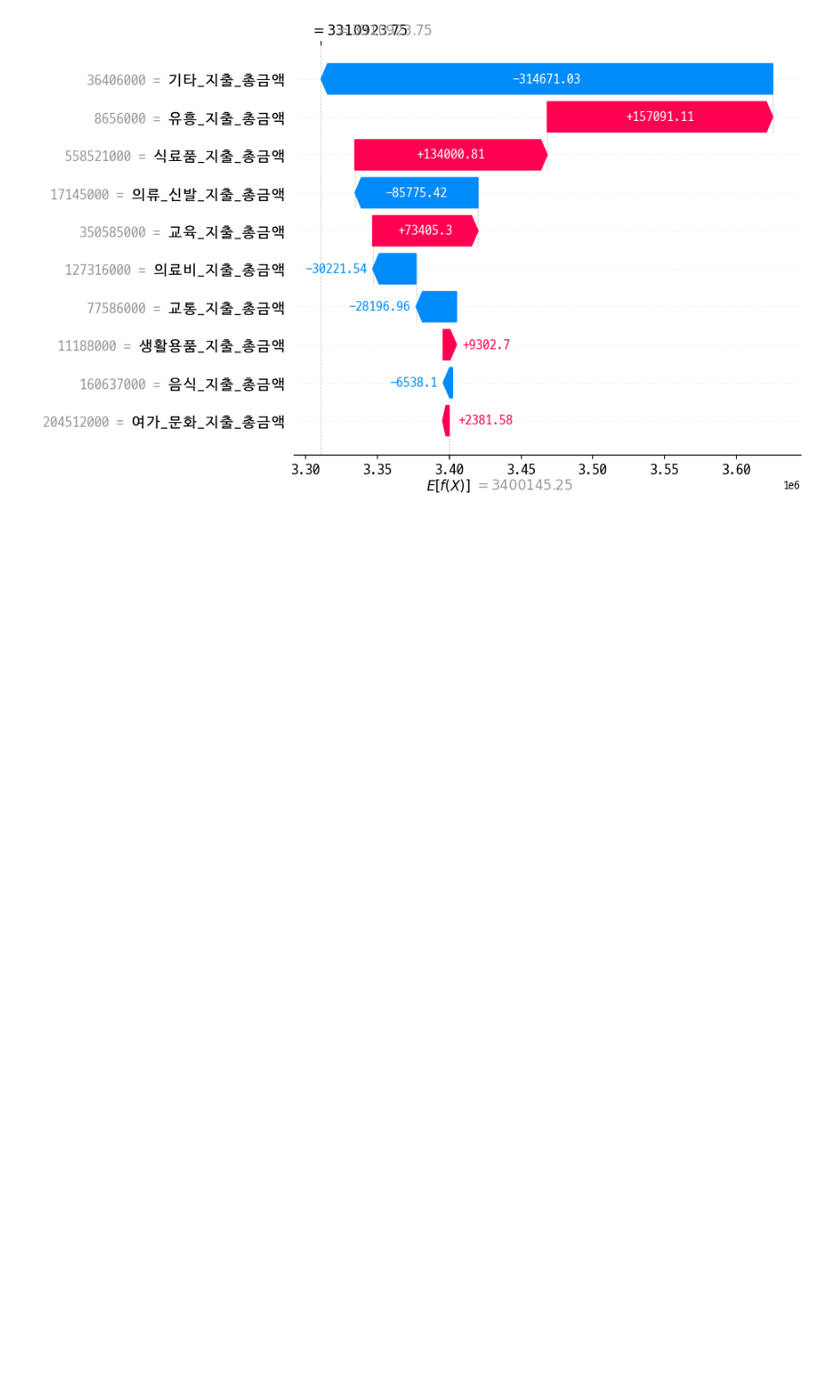
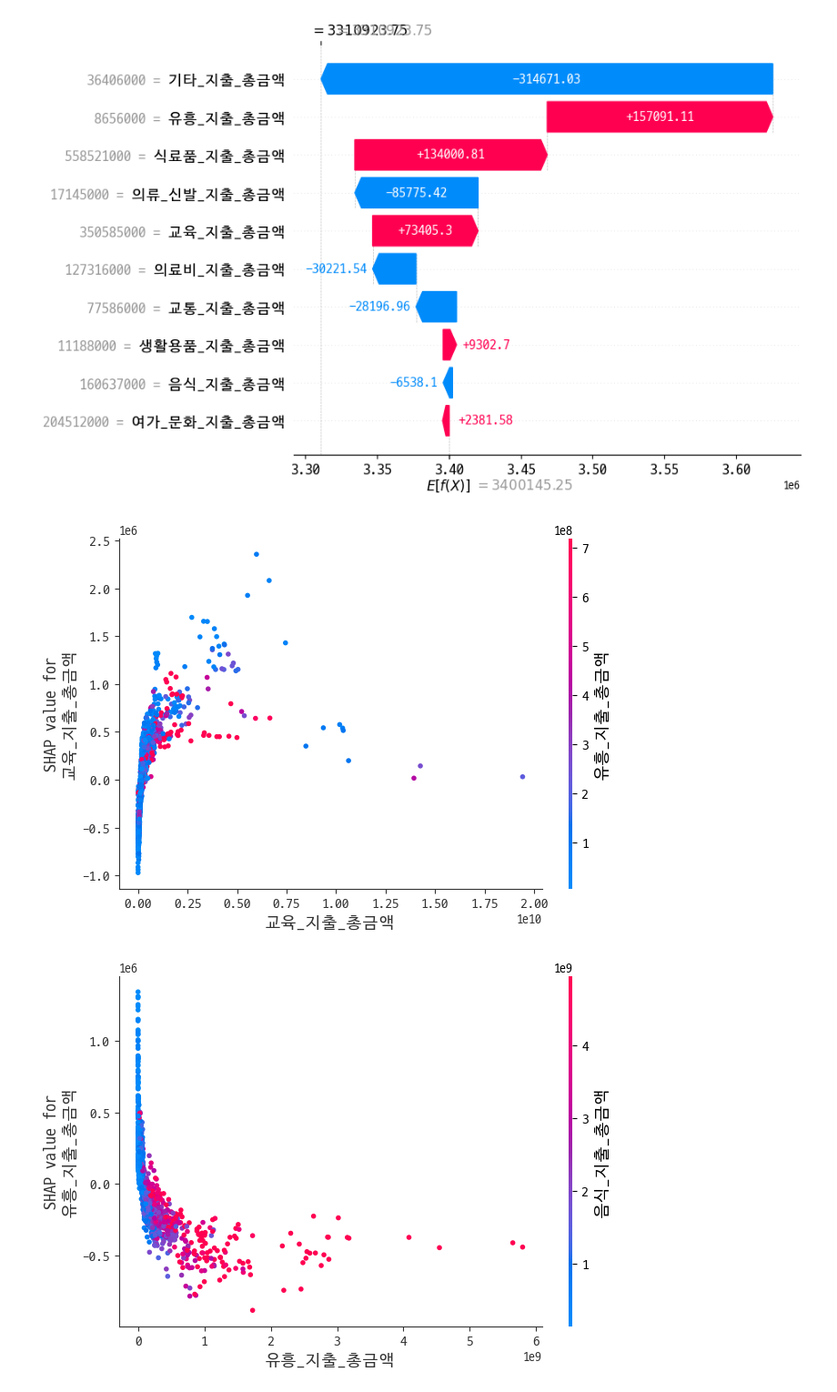
Before and after one commit to kwsahe/Ecommerce-Data-Analysis-Practice, a Jupyter notebook: 03_Modeling/Day12_XAI_SHAP.ipynb, the cells around one changed output. Shown at 91% size. Cells and saved outputs as stored; diff of their text form; code cells hidden in the pictures; blank space fills up the shorter version.

```diff
--- a/03_Modeling/Day12_XAI_SHAP.ipynb
+++ b/03_Modeling/Day12_XAI_SHAP.ipynb
@@ -220,3 +210,10 @@ else:
 🤖 예측 소득: 3,310,922원
 ------------------------------
 [figure]
+# %%
+shap.dependence_plot("교육_지출_총금액", shap_values, X_test)
+
+shap.dependence_plot("유흥_지출_총금액", shap_values, X_test)
+# %% [output]
+[figure, added]
+[figure, added]
```
Also changed, not shown: parts of 5 cells of this notebook, 2 other files.
